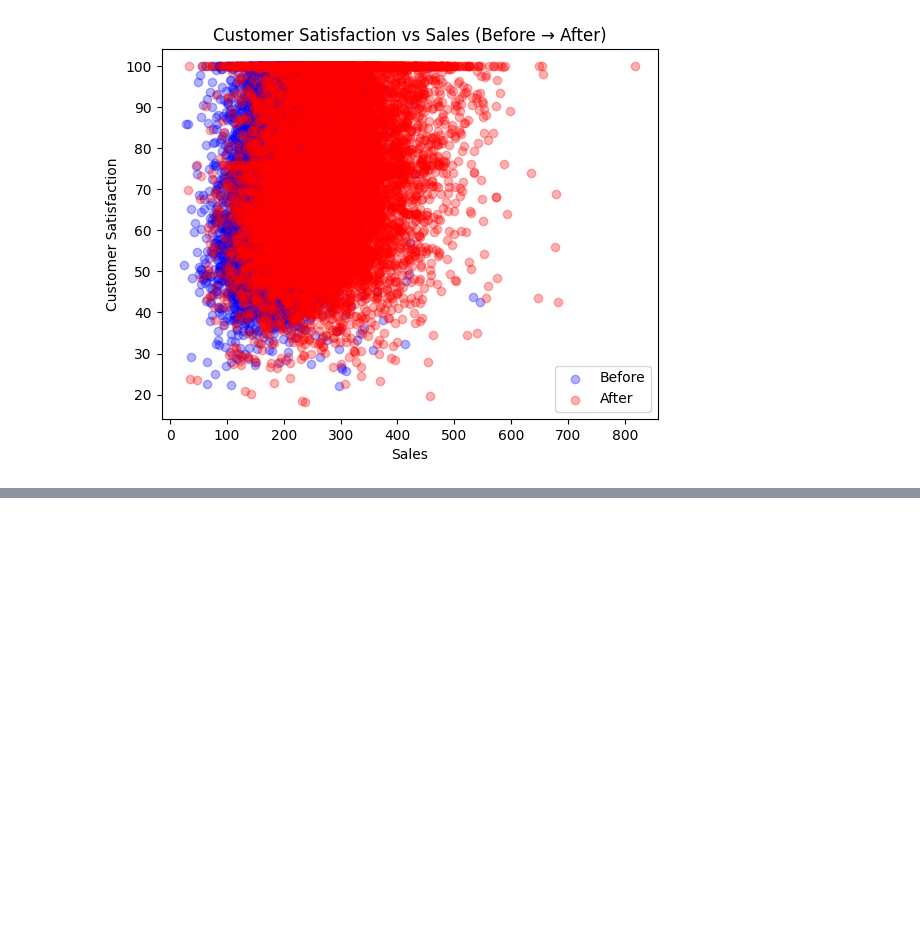
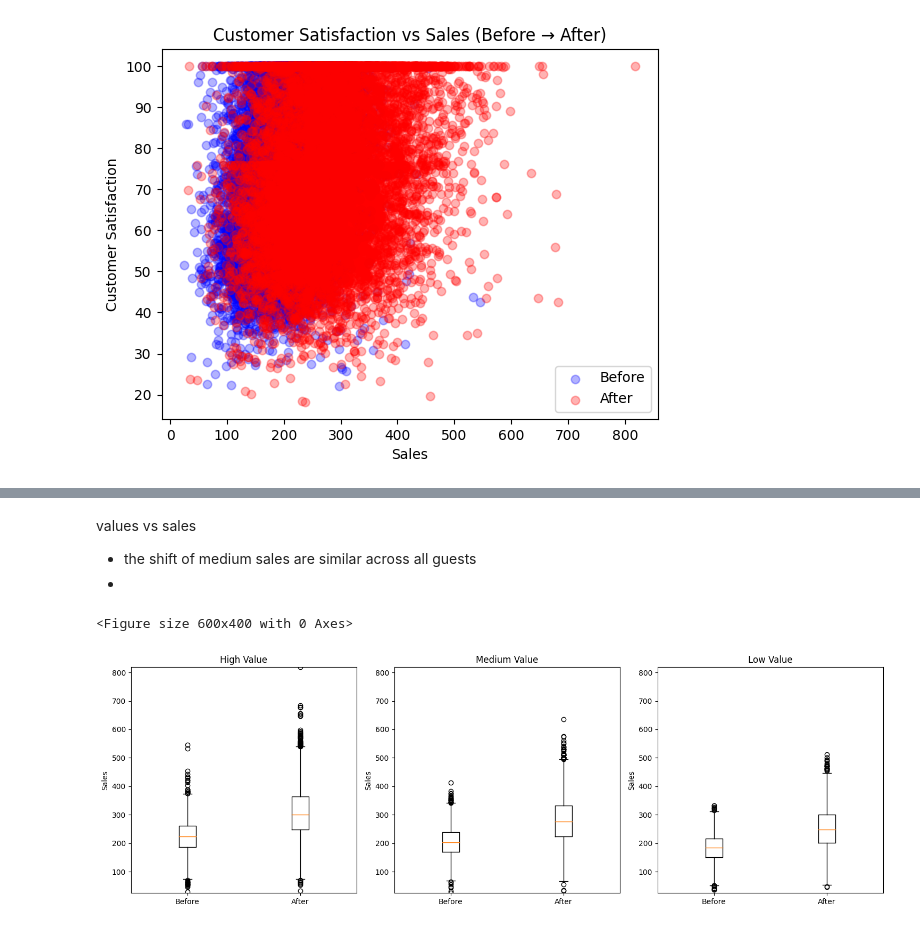
Before and after one commit to liaohan618/Sales-Satisfaction-Kaggle, a Jupyter notebook: SNS_Complete_Project.ipynb, the cells around one changed output, grey strips where cells are left out. Cells and saved outputs as stored; diff of their text form; code cells hidden in the pictures; blank space fills up the shorter version.

```diff
--- a/SNS_Complete_Project.ipynb
+++ b/SNS_Complete_Project.ipynb
@@ -97,0 +104,50 @@ Sales vs. Purchase made
+# %% [markdown]
+values vs sales
+
+- the shift of medium sales are similar across all guests
+-
+# %%
+high_values = df[df['Customer_Segment'] == 'High Value']
+high_values_before = high_values['Sales_Before'] # [[ ]] gives data frame, [] gives series that can be used in box
+high_values_after = high_values['Sales_After']
+
+medium_values = df[df['Customer_Segment'] == 'Medium Value']
+medium_values_before = medium_values['Sales_Before']
+medium_values_after = medium_values['Sales_After']
+
+low_values = df[df['Customer_Segment'] == 'Low Value']
+low_values_before = low_values['Sales_Before']
+low_values_after = low_values['Sales_After']
+
+plt.figure(figsize=(6,4))
+fig, axs = plt.subplots(1, 3, figsize=(15, 5))
+
+axs[0].boxplot([high_values_before, high_values_after], labels=["Before", "After"])
+axs[0].set_title('High Value')
+axs[0].set_ylabel('Sales')
+
+axs[1].boxplot([medium_values_before, medium_values_after], labels=["Before", "After"])
+axs[1].set_title('Medium Value')
+axs[1].set_ylabel('Sales')
+
+axs[2].boxplot([low_values_before, low_values_after], labels=["Before", "After"])
+axs[2].set_title('Low Value')
+axs[2].set_ylabel('Sales')
+
+# Find global min/max across all sales values
+all_sales = pd.concat([
+    high_values_before, high_values_after,
+    medium_values_before, medium_values_after,
+    low_values_before, low_values_after
+])
+ymin, ymax = all_sales.min(), all_sales.max()
+
+# Apply the same y-axis limits to all subplots
+for ax in axs:
+    ax.set_ylim(ymin, ymax)
+
+plt.tight_layout()
+plt.show()
+# %% [output]
+<Figure size 600x400 with 0 Axes>
+[figure, added]
```
Also changed, not shown: parts of 22 cells of this notebook.
